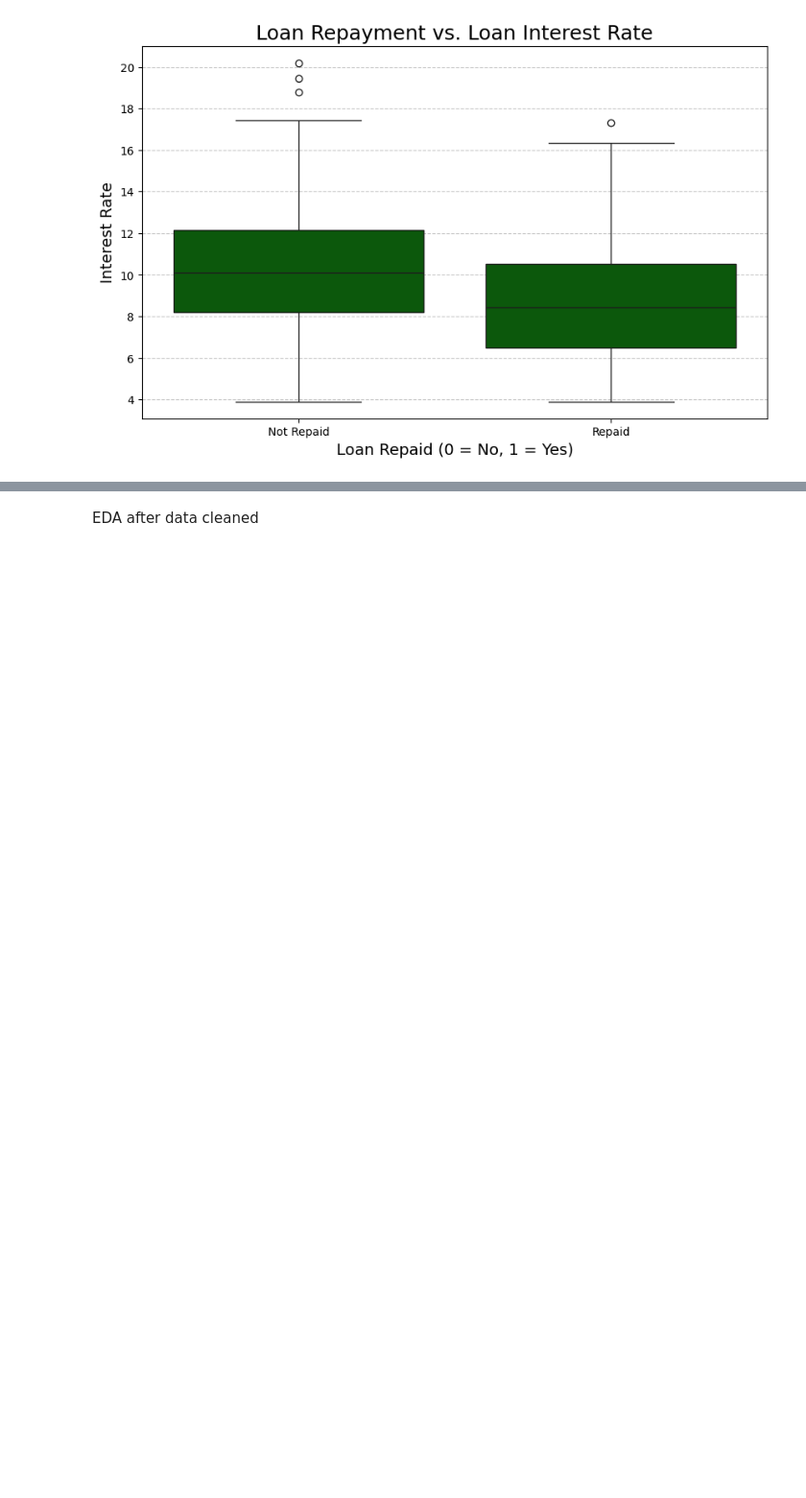
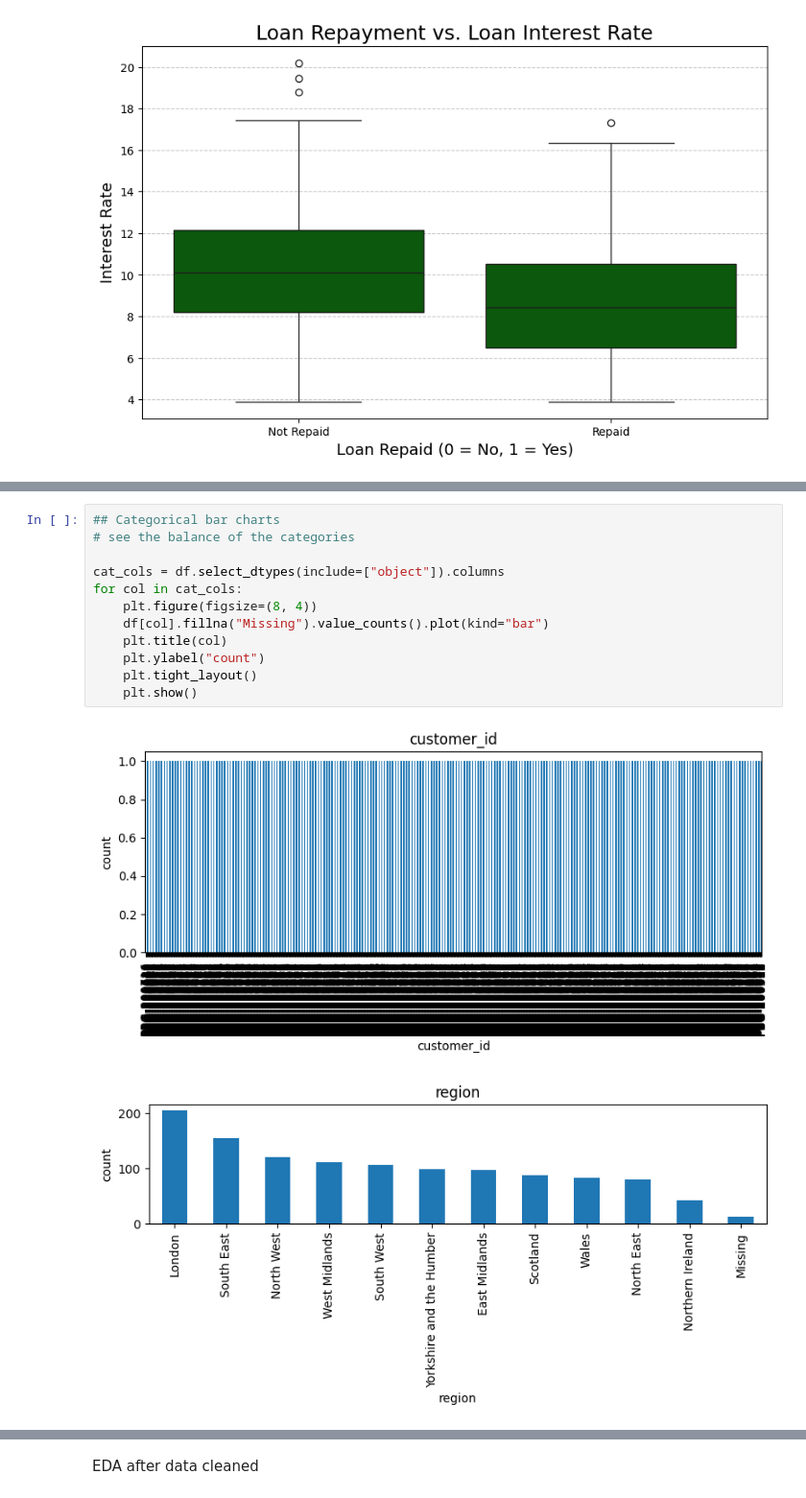
Before and after one commit to sw-sys/codebar_capstone_work, a Jupyter notebook: Capstone_Loans.ipynb, the cells around one changed output, grey strips where cells are left out. Shown at 96% size. Cells and saved outputs as stored; diff of their text form; blank space fills up the shorter version.

```diff
--- a/Capstone_Loans.ipynb
+++ b/Capstone_Loans.ipynb
@@ -297,0 +308,15 @@ plt.show()
+# %%
+## Categorical bar charts
+# see the balance of the categories
+
+cat_cols = df.select_dtypes(include=["object"]).columns
+for col in cat_cols:
+    plt.figure(figsize=(8, 4))
+    df[col].fillna("Missing").value_counts().plot(kind="bar")
+    plt.title(col)
+    plt.ylabel("count")
+    plt.tight_layout()
+    plt.show()
+# %% [output]
+[figure, added]
+[figure, added]
```
Also changed, not shown: parts of 14 cells of this notebook.
